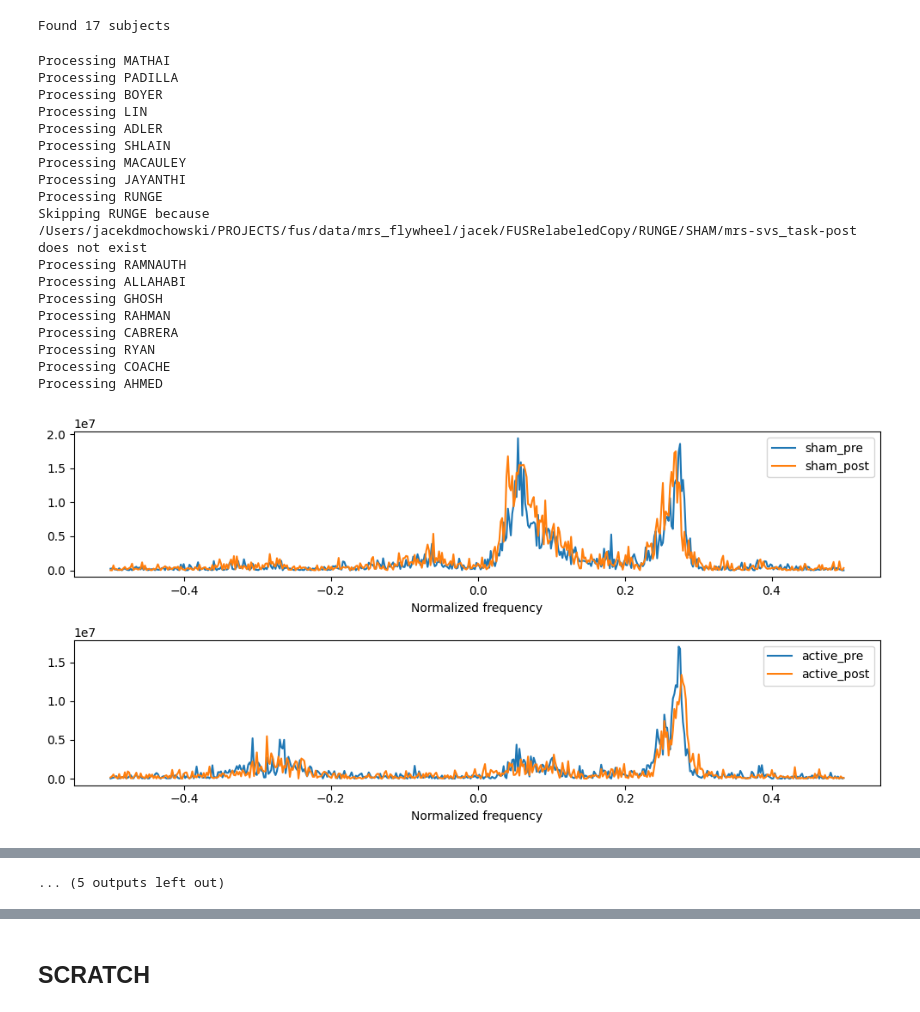
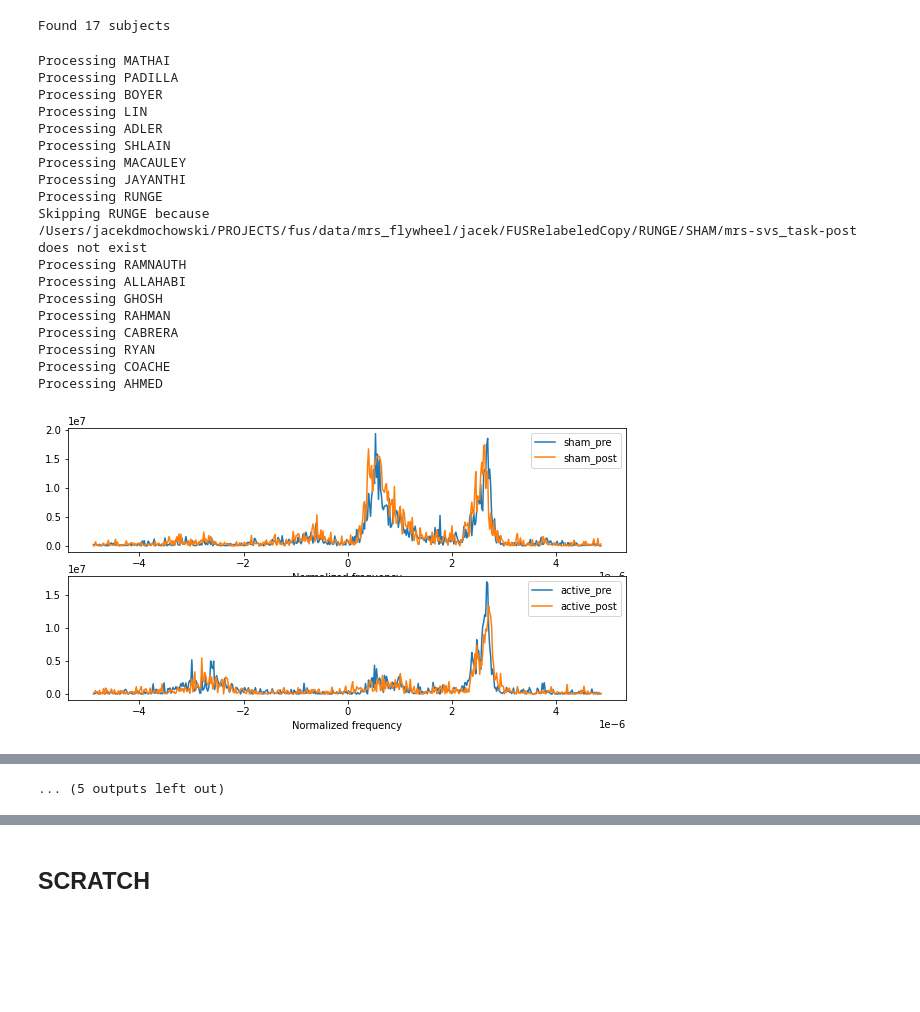
Before and after one commit to dmochow/fus, a Jupyter notebook: code/read_mrs.ipynb, the cells around one changed output, grey strips where cells are left out. Drawn from its saved outputs; the diff is of its cells as text; code cells hidden in the pictures; blank space fills up the shorter version.

```diff
--- a/code/read_mrs.ipynb
+++ b/code/read_mrs.ipynb
@@ -8,7 +8,7 @@ import pandas as pd
 # %%
 # Parameters from your acquisition
 f0 = 123.0e6  # Resonance frequency (in Hz, e.g., 123 MHz for 3T)
-SW = 2400  # Spectral width in Hz for our data
+SW = 1200  # Spectral width in Hz for our data
 N = 512  # Number of data points
 delta0 = 4.7  # Reference chemical shift (ppm), usually the water peak
 
@@ -16,7 +16,8 @@ delta0 = 4.7  # Reference chemical shift (ppm), usually the water peak
 frequencies = np.fft.fftfreq(N, d=1/SW)
 
 # Convert to ppm
-ppm = delta0 - (frequencies / f0)
+#ppm = delta0 - (frequencies / f0)
+ppm = frequencies /f0
 
 # Ensure correct ordering if needed (positive frequencies first)
 ppm_shift = np.fft.fftshift(ppm)
@@ -88,52 +89,52 @@ for subject in subject_dirs:
     fig, ax = plt.subplots(2, 1, figsize=(10, 5))
     for label, power in zip(labels,powers_shift):
         if label.startswith('sham'):
-            ax[0].plot(freqs_shift, power[:, 2], label=label)
+            ax[0].plot(ppm_shift, power[:, 2], label=label)
             ax[0].set_xlabel('Normalized frequency')
             #ax[0].plot(freqs_shift, np.fft.fftshift(power[:, 2]), label=label)
         else:
-            ax[1].plot(freqs_shift, power[:, 2], label=label)
+            ax[1].plot(ppm_shift, power[:, 2], label=label)
             ax[1].set_xlabel('Normalized frequency')
             #ax[1].plot(freqs_shift, np.fft.fftshift(power[:, 2]), label=label)
     ax[0].legend()
     ax[1].legend()
 
     # save figure to disk
-    fig.tight_layout()
+    #fig.tight_layout()
     # replace the subject string with random characters
-    subject = ''.join([chr(np.random.randint(65, 91)) for _ in range(5)])
-    fig.savefig(f'/Users/jacekdmochowski/PROJECTS/fus/data/mrs_working/{subject}.png', dpi=300)
+    #subject = ''.join([chr(np.random.randint(65, 91)) for _ in range(5)])
+    #fig.savefig(f'/Users/jacekdmochowski/PROJECTS/fus/data/mrs_working/{subject}.png', dpi=300)
 
     # crude analysis of power in the GABA range
     f_begin = np.where(freqs_shift>0.22)[0][0] # the first frequency above 0.2
     f_end = np.where(freqs_shift>0.28)[0][0] # the first frequency above 0.3
     #gaba.append([np.mean(power[f_begin:f_end,2]) for power in powers_shift])
     gaba.append([np.max(power[f_begin:f_end,2]) for power in powers_shift])
 
     ## all three dicoms (not just the GABA subtracted image)
     #fig, ax = plt.subplots(3, 1, figsize=(15, 5))
     #for label, power in zip(labels,powers):
     #    ax[0].plot(freqs_shift, np.fft.fftshift(power[:, 0]), label=label)
     #    ax[1].plot(freqs_shift, np.fft.fftshift(power[:, 1]), label=label)
     #    ax[2].plot(freqs_shift, np.fft.fftshift(power[:, 2]), label=label)
     #ax[0].legend()
 # %% [output]
 Processing MATHAI
 Processing PADILLA
 Processing BOYER
 Processing LIN
 Processing ADLER
 Processing SHLAIN
 Processing MACAULEY
 Processing JAYANTHI
 Processing RUNGE
 Skipping RUNGE because /Users/jacekdmochowski/PROJECTS/fus/data/mrs_flywheel/jacek/FUSRelabeledCopy/RUNGE/SHAM/mrs-svs_task-post does not exist
 Processing RAMNAUTH
 Processing ALLAHABI
 Processing GHOSH
 Processing RAHMAN
 Processing CABRERA
 Processing RYAN
 Processing COACHE
 Processing AHMED
-[figure, old version]
+[figure, new version]
```
Also changed, not shown: parts of 9 cells of this notebook.
